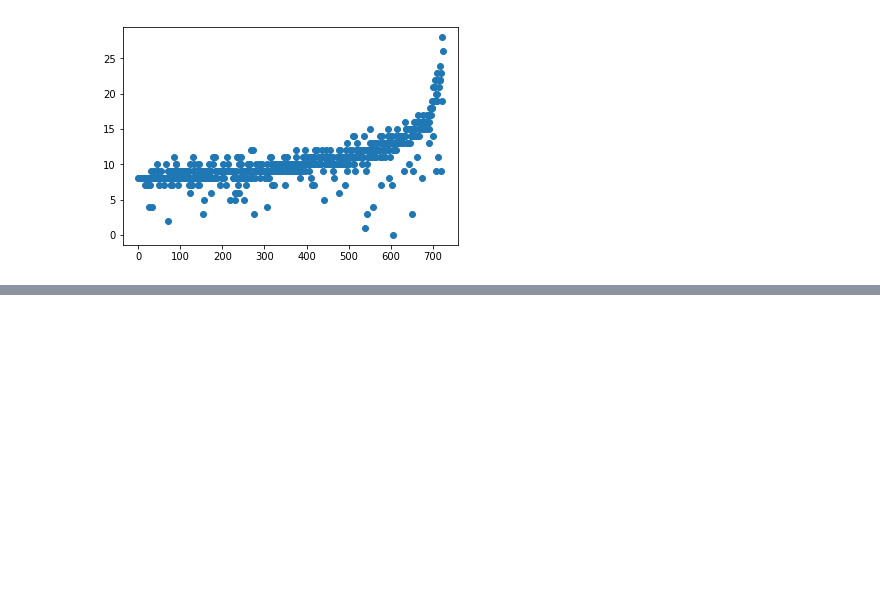
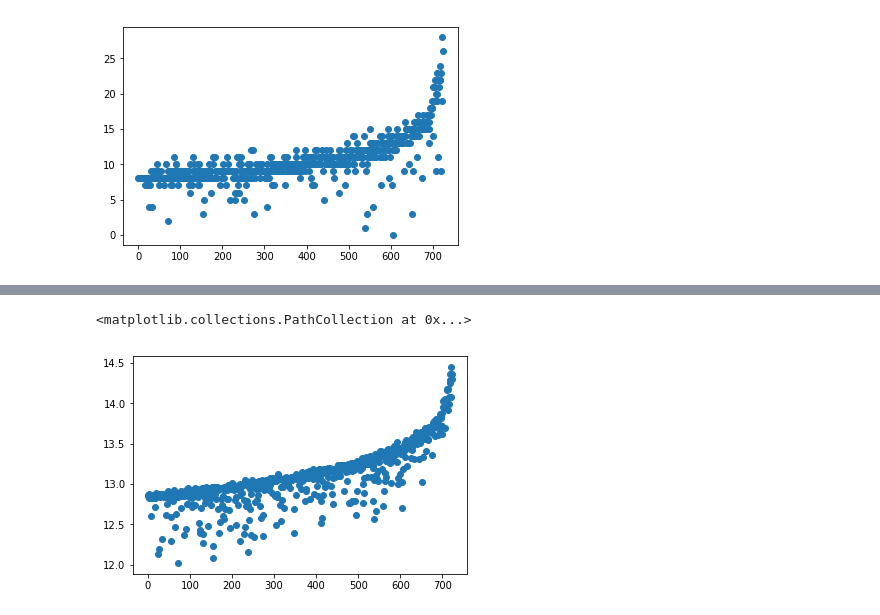
Before and after one commit to micbru/a250-hw, a Jupyter notebook: final_project/Troubleshoot.ipynb, the cells around one changed output, grey strips where cells are left out. Drawn from its saved outputs; the diff is of its cells as text; code cells hidden in the pictures; blank space fills up the shorter version.

```diff
--- a/final_project/Troubleshoot.ipynb
+++ b/final_project/Troubleshoot.ipynb
@@ -50,0 +68,5 @@ plt.scatter(np.arange(724),m180[args2]-m200[args2])
+# %%
+plt.scatter(np.arange(724),np.log10(m200[args2]))
+# %% [output]
+<matplotlib.collections.PathCollection at 0x...>
+[figure, added]
```
Also changed, not shown: parts of 5 cells of this notebook, 3 other files.
